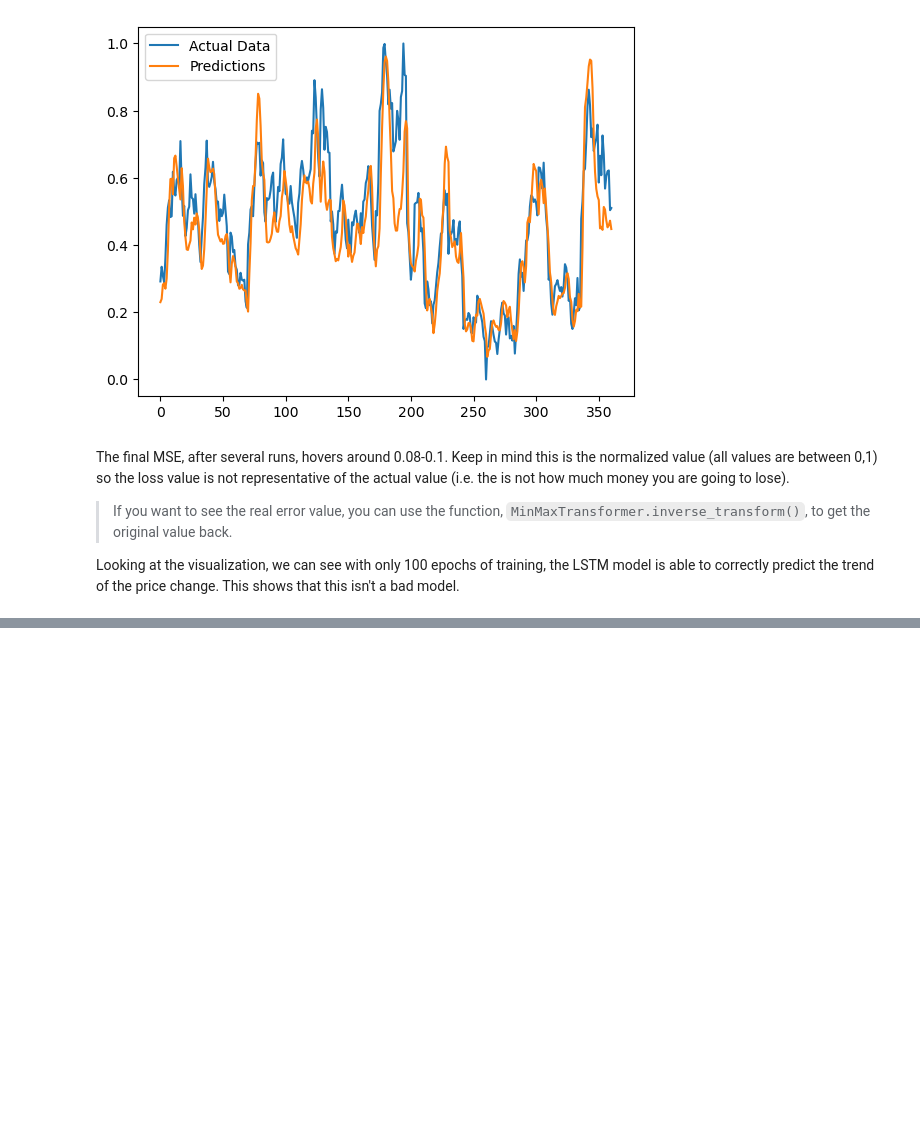
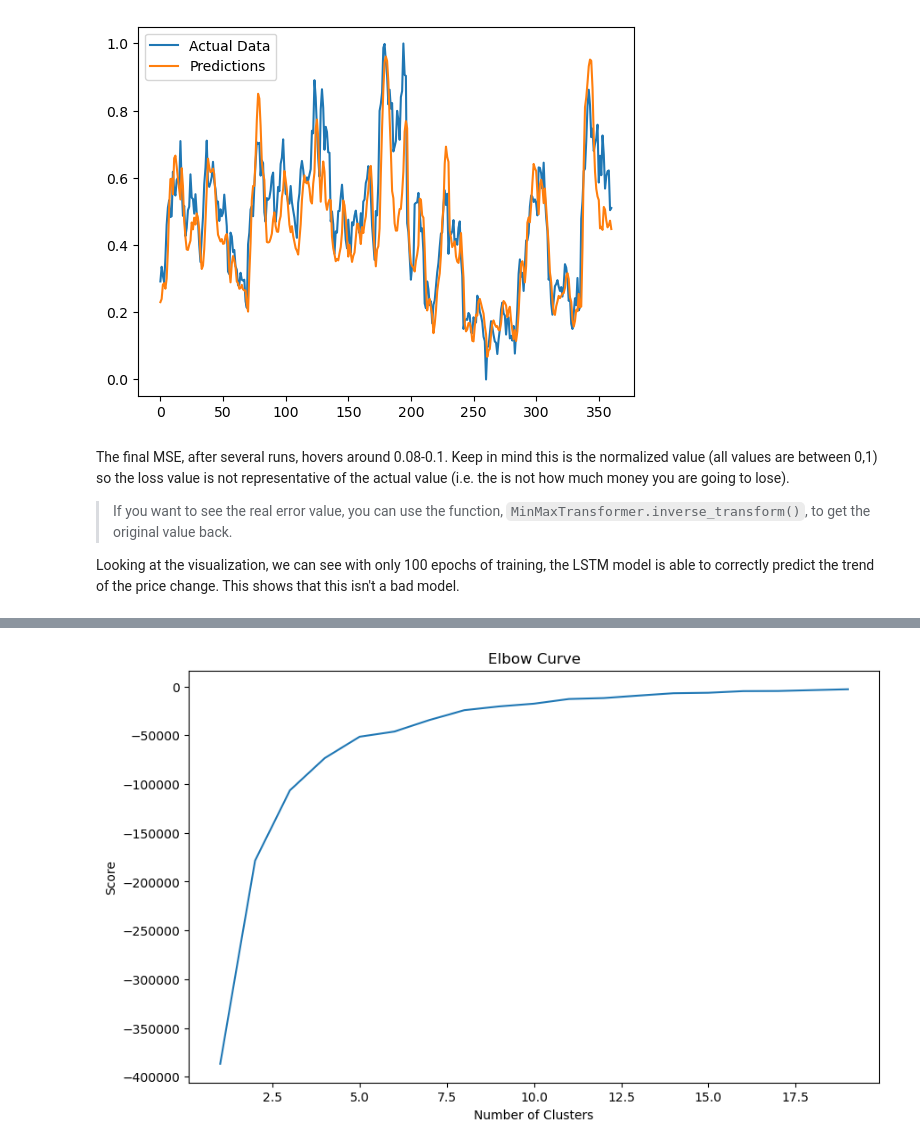
Before and after one commit to DS3Workshops/ds3-wi23-ml-workshop, a Jupyter notebook: notebook/introduction-to-ml/IntroML.ipynb, the cells around one changed output, grey strips where cells are left out. Drawn from its saved outputs; the diff is of its cells as text; code cells hidden in the pictures; blank space fills up the shorter version.

```diff
--- a/notebook/introduction-to-ml/IntroML.ipynb
+++ b/notebook/introduction-to-ml/IntroML.ipynb
@@ -291,0 +565,10 @@ Spotify Example: https://towardsdatascience.com/unsupervised-anomaly-detection-o
+# %%
+# source: https://neptune.ai/blog/anomaly-detection-in-time-series
+
+# load data
+import pandas
+from sklearn.cluster import KMeans
+
+df = pd.read_csv('TimeSeriesExpedia.csv')
+data = df[['price_usd', 'srch_booking_window', 'srch_saturday_night_bool']]
+data.head()
@@ -291,0 +582,15 @@ Spotify Example: https://towardsdatascience.com/unsupervised-anomaly-detection-o
+# %%
+# find best kmeans parameters: number of clusters
+n_cluster = range(1, 20)
+kmeans = [KMeans(n_clusters=i, n_init='auto').fit(data) for i in n_cluster]
+scores = [kmeans[i].score(data) for i in range(len(kmeans))]
+
+# visualize the elbow curve
+fig, ax = plt.subplots(figsize=(10,6))
+ax.plot(n_cluster, scores)
+plt.xlabel('Number of Clusters')
+plt.ylabel('Score')
+plt.title('Elbow Curve')
+plt.show();
+# %% [output]
+[figure, added]
```
Also changed, not shown: parts of 36 cells of this notebook, 3 other files.
